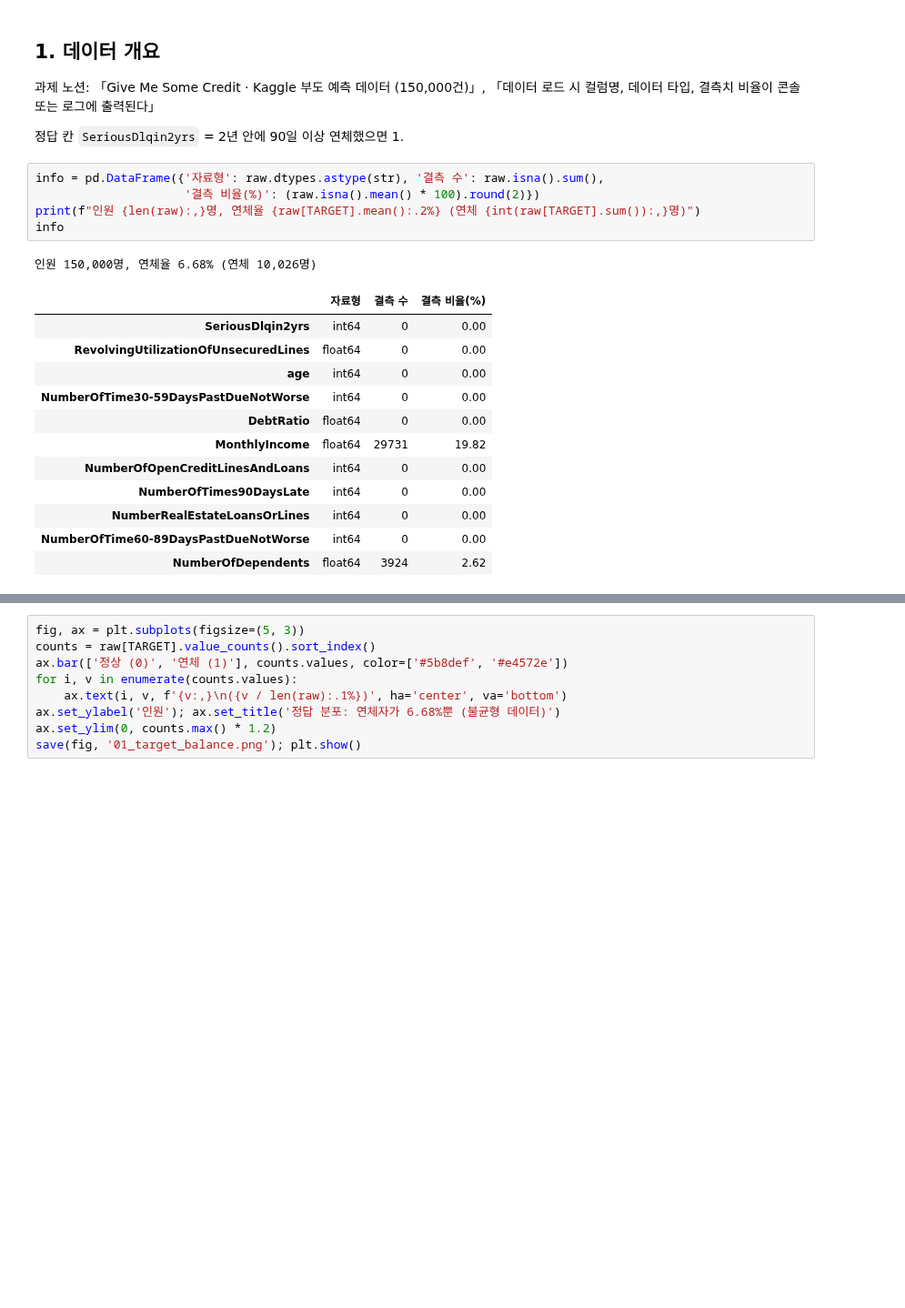
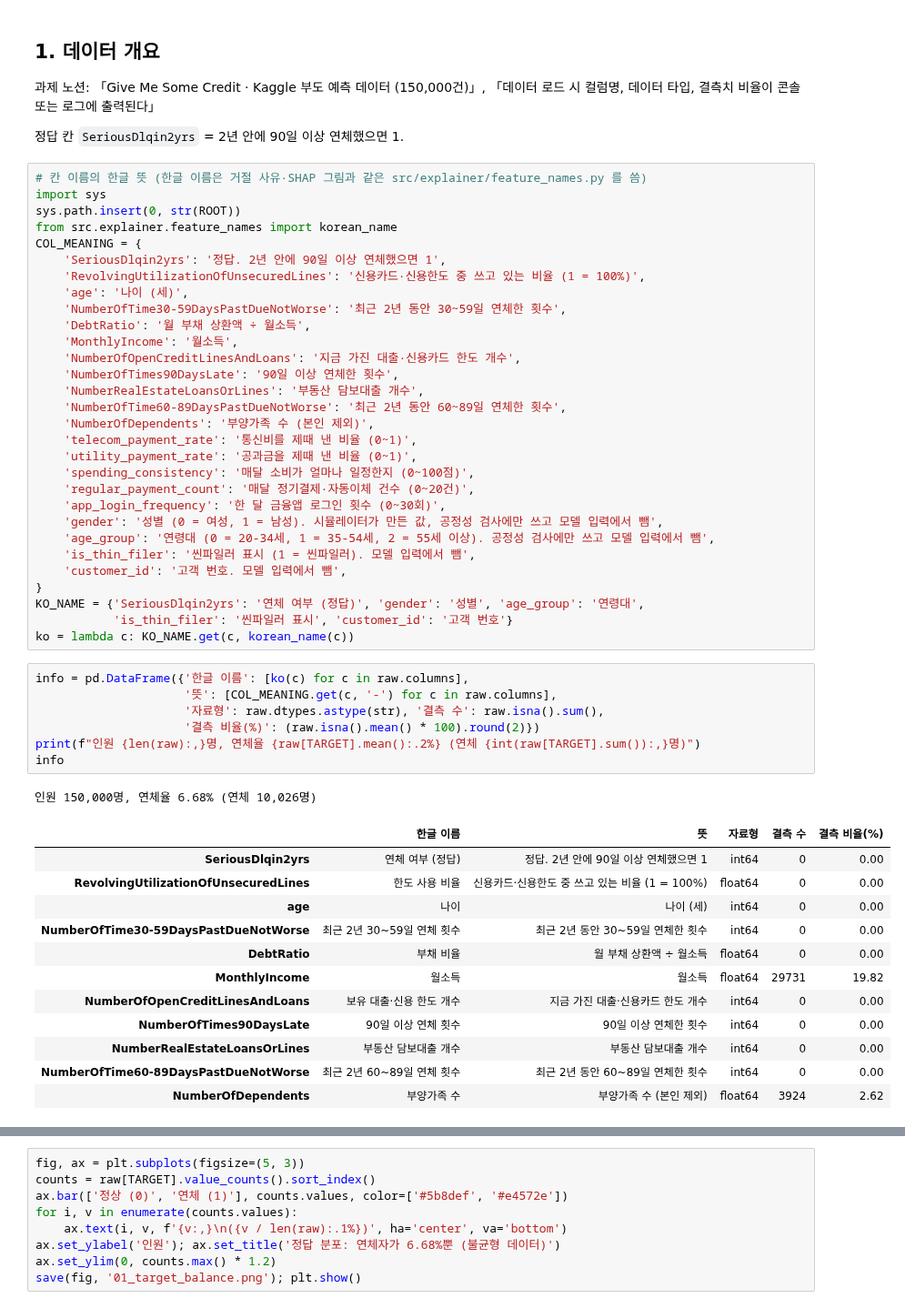
Before and after one commit to Dongyang-Mirae-University-software/xai-credit-scoring, a Jupyter notebook: notebooks/01_eda.ipynb, the cells around one changed output, grey strips where cells are left out. Shown at 91% size. Drawn from its saved outputs; the diff is of its cells as text; blank space fills up the shorter version.

```diff
--- a/notebooks/01_eda.ipynb
+++ b/notebooks/01_eda.ipynb
@@ -52,22 +52,54 @@ print('원본', raw.shape, '| 대안 데이터 포함', sim.shape)
 과제 노션: 「Give Me Some Credit · Kaggle 부도 예측 데이터 (150,000건)」, 「데이터 로드 시 컬럼명, 데이터 타입, 결측치 비율이 콘솔 또는 로그에 출력된다」
 
 정답 칸 `SeriousDlqin2yrs` = 2년 안에 90일 이상 연체했으면 1.
+# %%
+# 칸 이름의 한글 뜻 (한글 이름은 거절 사유·SHAP 그림과 같은 src/explainer/feature_names.py 를 씀)
+import sys
+sys.path.insert(0, str(ROOT))
+from src.explainer.feature_names import korean_name
+COL_MEANING = {
+    'SeriousDlqin2yrs': '정답. 2년 안에 90일 이상 연체했으면 1',
+    'RevolvingUtilizationOfUnsecuredLines': '신용카드·신용한도 중 쓰고 있는 비율 (1 = 100%)',
+    'age': '나이 (세)',
+    'NumberOfTime30-59DaysPastDueNotWorse': '최근 2년 동안 30~59일 연체한 횟수',
+    'DebtRatio': '월 부채 상환액 ÷ 월소득',
+    'MonthlyIncome': '월소득',
+    'NumberOfOpenCreditLinesAndLoans': '지금 가진 대출·신용카드 한도 개수',
+    'NumberOfTimes90DaysLate': '90일 이상 연체한 횟수',
+    'NumberRealEstateLoansOrLines': '부동산 담보대출 개수',
+    'NumberOfTime60-89DaysPastDueNotWorse': '최근 2년 동안 60~89일 연체한 횟수',
+    'NumberOfDependents': '부양가족 수 (본인 제외)',
+    'telecom_payment_rate': '통신비를 제때 낸 비율 (0~1)',
+    'utility_payment_rate': '공과금을 제때 낸 비율 (0~1)',
+    'spending_consistency': '매달 소비가 얼마나 일정한지 (0~100점)',
+    'regular_payment_count': '매달 정기결제·자동이체 건수 (0~20건)',
+    'app_login_frequency': '한 달 금융앱 로그인 횟수 (0~30회)',
+    'gender': '성별 (0 = 여성, 1 = 남성). 시뮬레이터가 만든 값, 공정성 검사에만 쓰고 모델 입력에서 뺌',
+    'age_group': '연령대 (0 = 20-34세, 1 = 35-54세, 2 = 55세 이상). 공정성 검사에만 쓰고 모델 입력에서 뺌',
+    'is_thin_filer': '씬파일러 표시 (1 = 씬파일러). 모델 입력에서 뺌',
+    'customer_id': '고객 번호. 모델 입력에서 뺌',
+}
+KO_NAME = {'SeriousDlqin2yrs': '연체 여부 (정답)', 'gender': '성별', 'age_group': '연령대',
+           'is_thin_filer': '씬파일러 표시', 'customer_id': '고객 번호'}
+ko = lambda c: KO_NAME.get(c, korean_name(c))
 # %%
-info = pd.DataFrame({'자료형': raw.dtypes.astype(str), '결측 수': raw.isna().sum(),
+info = pd.DataFrame({'한글 이름': [ko(c) for c in raw.columns],
+                     '뜻': [COL_MEANING.get(c, '-') for c in raw.columns],
+                     '자료형': raw.dtypes.astype(str), '결측 수': raw.isna().sum(),
                      '결측 비율(%)': (raw.isna().mean() * 100).round(2)})
 print(f"인원 {len(raw):,}명, 연체율 {raw[TARGET].mean():.2%} (연체 {int(raw[TARGET].sum()):,}명)")
 info
 # %% [output]
 인원 150,000명, 연체율 6.68% (연체 10,026명)
-|  | 자료형 | 결측 수 | 결측 비율(%) |
-| SeriousDlqin2yrs | int64 | 0 | 0.00 |
-| RevolvingUtilizationOfUnsecuredLines | float64 | 0 | 0.00 |
-| age | int64 | 0 | 0.00 |
-| NumberOfTime30-59DaysPastDueNotWorse | int64 | 0 | 0.00 |
-| DebtRatio | float64 | 0 | 0.00 |
-| MonthlyIncome | float64 | 29731 | 19.82 |
-| NumberOfOpenCreditLinesAndLoans | int64 | 0 | 0.00 |
-| NumberOfTimes90DaysLate | int64 | 0 | 0.00 |
-| NumberRealEstateLoansOrLines | int64 | 0 | 0.00 |
-| NumberOfTime60-89DaysPastDueNotWorse | int64 | 0 | 0.00 |
-| NumberOfDependents | float64 | 3924 | 2.62 |
+|  | 한글 이름 | 뜻 | 자료형 | 결측 수 | 결측 비율(%) |
+| SeriousDlqin2yrs | 연체 여부 (정답) | 정답. 2년 안에 90일 이상 연체했으면 1 | int64 | 0 | 0.00 |
+| RevolvingUtilizationOfUnsecuredLines | 한도 사용 비율 | 신용카드·신용한도 중 쓰고 있는 비율 (1 = 100%) | float64 | 0 | 0.00 |
+| age | 나이 | 나이 (세) | int64 | 0 | 0.00 |
+| NumberOfTime30-59DaysPastDueNotWorse | 최근 2년 30~59일 연체 횟수 | 최근 2년 동안 30~59일 연체한 횟수 | int64 | 0 | 0.00 |
+| DebtRatio | 부채 비율 | 월 부채 상환액 ÷ 월소득 | float64 | 0 | 0.00 |
+| MonthlyIncome | 월소득 | 월소득 | float64 | 29731 | 19.82 |
+| NumberOfOpenCreditLinesAndLoans | 보유 대출·신용 한도 개수 | 지금 가진 대출·신용카드 한도 개수 | int64 | 0 | 0.00 |
+| NumberOfTimes90DaysLate | 90일 이상 연체 횟수 | 90일 이상 연체한 횟수 | int64 | 0 | 0.00 |
+| NumberRealEstateLoansOrLines | 부동산 담보대출 개수 | 부동산 담보대출 개수 | int64 | 0 | 0.00 |
+| NumberOfTime60-89DaysPastDueNotWorse | 최근 2년 60~89일 연체 횟수 | 최근 2년 동안 60~89일 연체한 횟수 | int64 | 0 | 0.00 |
+| NumberOfDependents | 부양가족 수 | 부양가족 수 (본인 제외) | float64 | 3924 | 2.62 |
```
Also changed, not shown: parts of 2 cells of this notebook, 1 other file.
